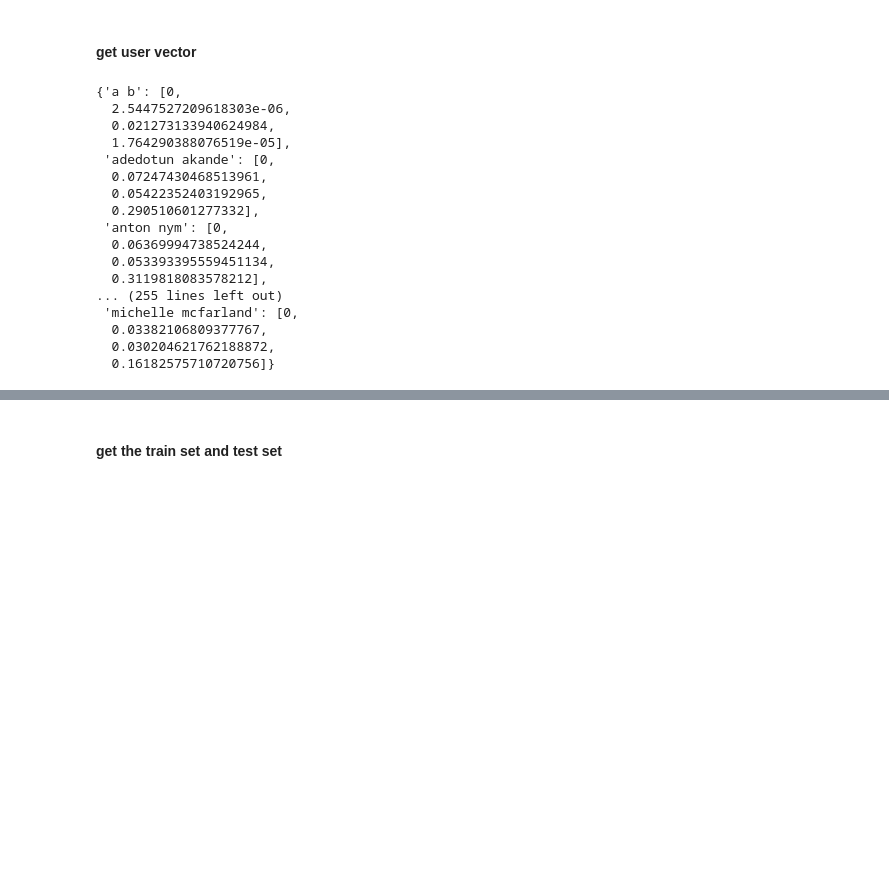
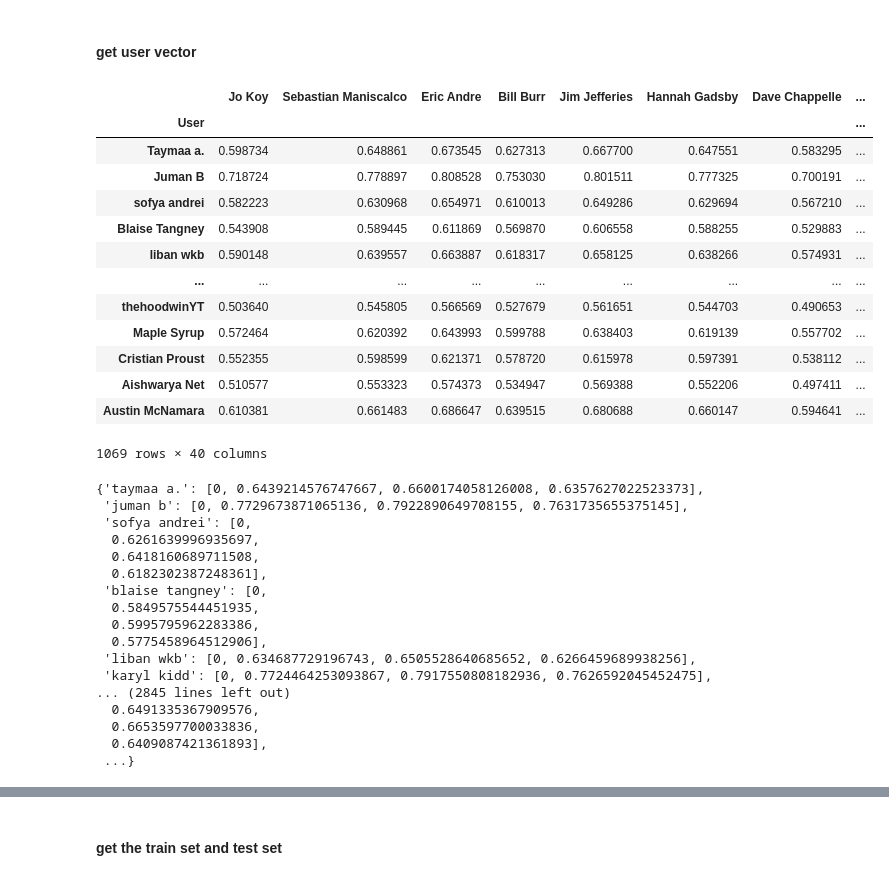
Before and after one commit to k11tqa25/nlp_based_recommender, a Jupyter notebook: basic_ML_model.ipynb, the cells around one changed output, grey strips where cells are left out. Saved outputs shown, nothing was run; the diff lists cells and outputs as text; code cells hidden in the pictures; blank space fills up the shorter version.

```diff
--- a/basic_ML_model.ipynb
+++ b/basic_ML_model.ipynb
@@ -103,9 +116,25 @@ user_comedian_matrix
 #### get user vector
 # %%
 #get the compplete user_comedian_matrix
-user_comedian_matrix_completion = pd.read_csv('./matrix_comple_finish.csv')
+user_comedian_matrix_completion = pd.read_csv('final_user_comdeian.csv')
 user_comedian_matrix_completion = user_comedian_matrix_completion.rename(columns={"Unnamed: 0":"User"})
 user_comedian_matrix_completion.set_index(["User"], inplace=True)
+user_comedian_matrix_completion
+# %% [output]
+|  | Jo Koy | Sebastian Maniscalco | Eric Andre | Bill Burr | Jim Jefferies | Hannah Gadsby | Dave Chappelle | ... |
+| User |  |  |  |  |  |  |  | ... |
+| Taymaa a. | 0.598734 | 0.648861 | 0.673545 | 0.627313 | 0.667700 | 0.647551 | 0.583295 | ... |
+| Juman B | 0.718724 | 0.778897 | 0.808528 | 0.753030 | 0.801511 | 0.777325 | 0.700191 | ... |
+| sofya andrei | 0.582223 | 0.630968 | 0.654971 | 0.610013 | 0.649286 | 0.629694 | 0.567210 | ... |
+| Blaise Tangney | 0.543908 | 0.589445 | 0.611869 | 0.569870 | 0.606558 | 0.588255 | 0.529883 | ... |
+| liban wkb | 0.590148 | 0.639557 | 0.663887 | 0.618317 | 0.658125 | 0.638266 | 0.574931 | ... |
+| ... | ... | ... | ... | ... | ... | ... | ... | ... |
+| thehoodwinYT | 0.503640 | 0.545805 | 0.566569 | 0.527679 | 0.561651 | 0.544703 | 0.490653 | ... |
+| Maple Syrup | 0.572464 | 0.620392 | 0.643993 | 0.599788 | 0.638403 | 0.619139 | 0.557702 | ... |
+| Cristian Proust | 0.552355 | 0.598599 | 0.621371 | 0.578720 | 0.615978 | 0.597391 | 0.538112 | ... |
+| Aishwarya Net | 0.510577 | 0.553323 | 0.574373 | 0.534947 | 0.569388 | 0.552206 | 0.497411 | ... |
+| Austin McNamara | 0.610381 | 0.661483 | 0.686647 | 0.639515 | 0.680688 | 0.660147 | 0.594641 | ... |
+1069 rows × 40 columns
 # %%
 user_vector = {}
 for i in range(len(user_comedian_matrix_completion)):
@@ -114,7 +143,7 @@ for i in range(len(user_comedian_matrix_completion)):
     num_list = [0,0,0,0]
     for j in range(user_comedian_matrix_completion.shape[1]):
         temp_com_name = list(user_comedian_matrix_completion)[j].lower()
-        if temp_com_name in Comedians_vector:
+        if temp_com_name in comedians_vector:
             temp_index = comedians_type[temp_com_name]
             user_vector[temp_name][temp_index] += user_comedian_matrix_completion.iloc[i,j]
             num_list[temp_index] += 1
@@ -123,23 +152,23 @@ for i in range(len(user_comedian_matrix_completion)):
             user_vector[temp_name][k] /= num_list[k]
 user_vector
 # %% [output]
-{'a b': [0,
-  2.5447527209618303e-06,
-  0.021273133940624984,
-  1.764290388076519e-05],
- 'adedotun akande': [0,
-  0.07247430468513961,
-  0.05422352403192965,
-  0.290510601277332],
- 'anton nym': [0,
-  0.06369994738524244,
-  0.053393395559451134,
-  0.3119818083578212],
-... (255 lines left out)
- 'michelle mcfarland': [0,
-  0.03382106809377767,
-  0.030204621762188872,
-  0.16182575710720756]}
+{'taymaa a.': [0, 0.6439214576747667, 0.6600174058126008, 0.6357627022523373],
+ 'juman b': [0, 0.7729673871065136, 0.7922890649708155, 0.7631735655375145],
+ 'sofya andrei': [0,
+  0.6261639996935697,
+  0.6418160689711508,
+  0.6182302387248361],
+ 'blaise tangney': [0,
+  0.5849575544451935,
+  0.5995795962283386,
+  0.5775458964512906],
+ 'liban wkb': [0, 0.634687729196743, 0.6505528640685652, 0.6266459689938256],
+ 'karyl kidd': [0, 0.7724464253093867, 0.7917550808182936, 0.7626592045452475],
+... (2845 lines left out)
+  0.6491335367909576,
+  0.6653597700033836,
+  0.6409087421361893],
+ ...}
 # %%
 len(user_vector)
 # %% [output]
```
Also changed, not shown: parts of 61 cells of this notebook.
